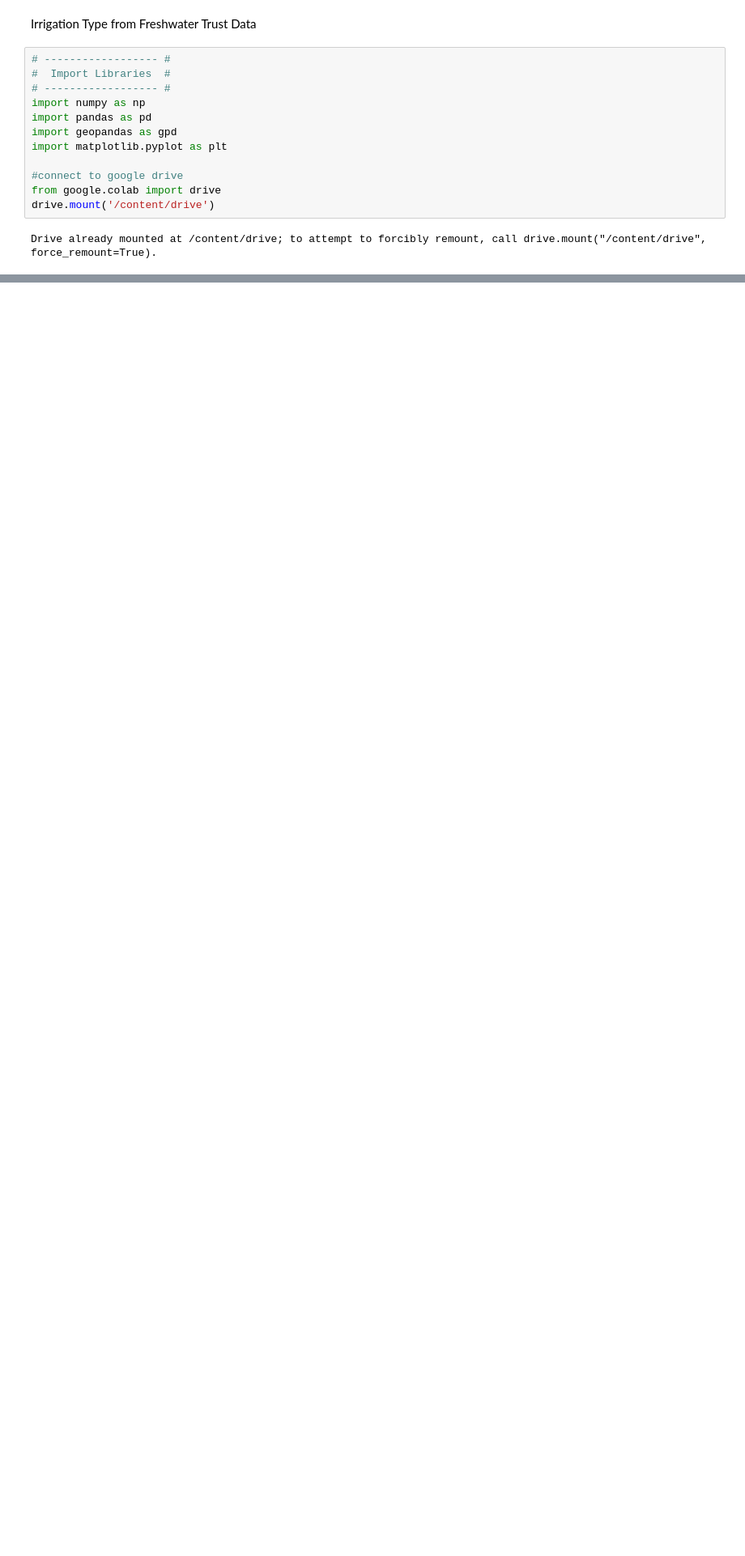
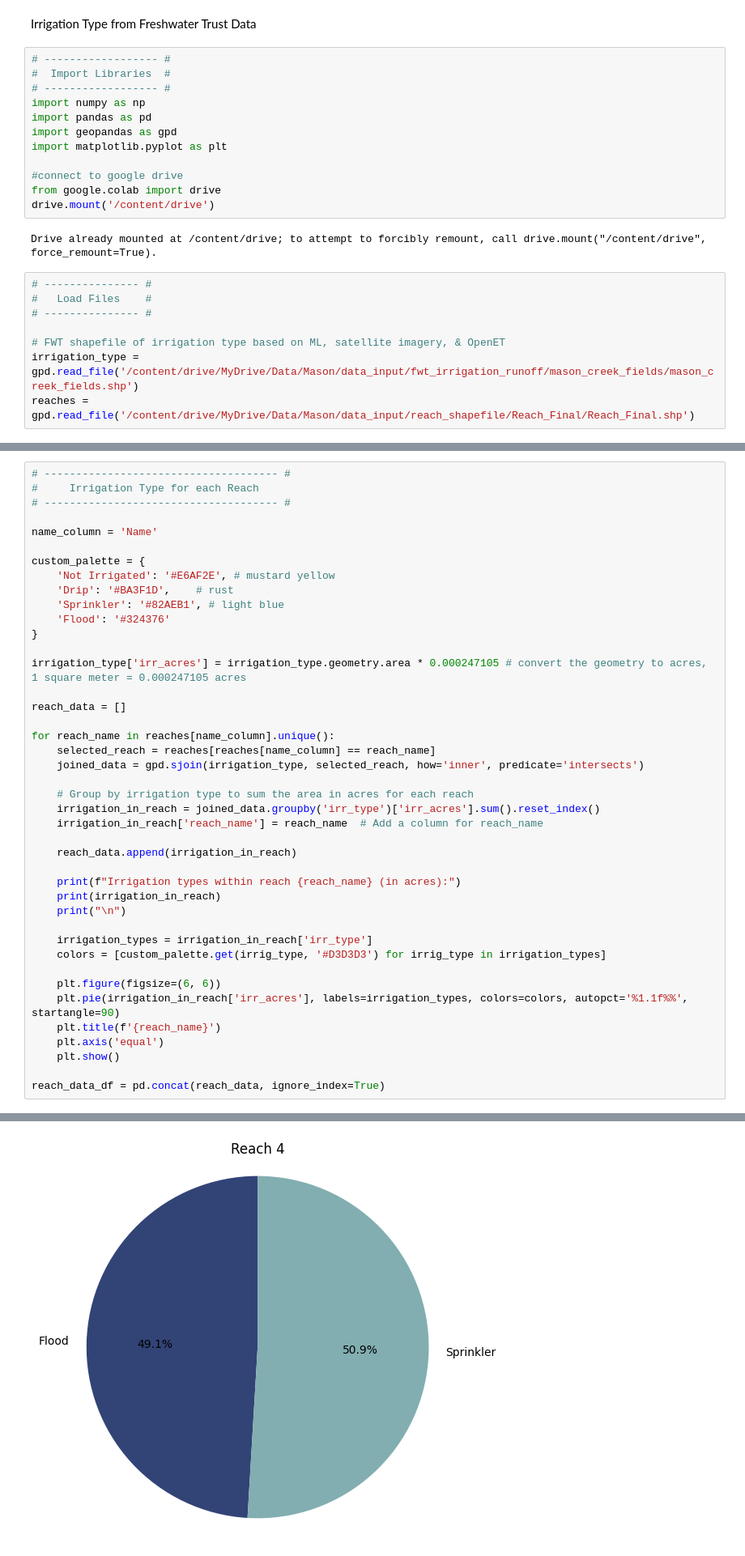
Before and after one commit to carlibeisel/mason_water_budget, a Jupyter notebook: irrigation_type_FWT.ipynb, the cells around one changed output, grey strips where cells are left out. Shown at 81% size. Saved outputs shown, nothing was run; the diff lists cells and outputs as text; blank space fills up the shorter version.

```diff
--- a/irrigation_type_FWT.ipynb
+++ b/irrigation_type_FWT.ipynb
@@ -16,3 +16,11 @@ from google.colab import drive
 drive.mount('/content/drive')
 # %% [output]
 Drive already mounted at /content/drive; to attempt to forcibly remount, call drive.mount("/content/drive", force_remount=True).
+# %%
+# --------------- #
+#   Load Files    #
+# --------------- #
+
+# FWT shapefile of irrigation type based on ML, satellite imagery, & OpenET
+irrigation_type = gpd.read_file('/content/drive/MyDrive/Data/Mason/data_input/fwt_irrigation_runoff/mason_creek_fields/mason_creek_fields.shp')
+reaches = gpd.read_file('/content/drive/MyDrive/Data/Mason/data_input/reach_shapefile/Reach_Final/Reach_Final.shp')
@@ -18,0 +61,43 @@ Drive already mounted at /content/drive; to attempt to forcibly remount, call dr
+# %%
+# ------------------------------------- #
+#     Irrigation Type for each Reach
+# ------------------------------------- #
+
+name_column = 'Name'
+
+custom_palette = {
+    'Not Irrigated': '#E6AF2E', # mustard yellow
+    'Drip': '#BA3F1D',    # rust
+    'Sprinkler': '#82AEB1', # light blue
+    'Flood': '#324376'
+}
+
+irrigation_type['irr_acres'] = irrigation_type.geometry.area * 0.000247105 # convert the geometry to acres, 1 square meter = 0.000247105 acres
+
+reach_data = []
+
+for reach_name in reaches[name_column].unique():
+    selected_reach = reaches[reaches[name_column] == reach_name]
+    joined_data = gpd.sjoin(irrigation_type, selected_reach, how='inner', predicate='intersects')
+
+    # Group by irrigation type to sum the area in acres for each reach
+    irrigation_in_reach = joined_data.groupby('irr_type')['irr_acres'].sum().reset_index()
+    irrigation_in_reach['reach_name'] = reach_name  # Add a column for reach_name
+
+    reach_data.append(irrigation_in_reach)
+
+    print(f"Irrigation types within reach {reach_name} (in acres):")
+    print(irrigation_in_reach)
+    print("\n")
+
+    irrigation_types = irrigation_in_reach['irr_type']
+    colors = [custom_palette.get(irrig_type, '#D3D3D3') for irrig_type in irrigation_types]
+
+    plt.figure(figsize=(6, 6))
+    plt.pie(irrigation_in_reach['irr_acres'], labels=irrigation_types, colors=colors, autopct='%1.1f%%', startangle=90)
+    plt.title(f'{reach_name}')
+    plt.axis('equal')
+    plt.show()
+
+reach_data_df = pd.concat(reach_data, ignore_index=True)
+# %% [output]
@@ -18,0 +109 @@ Drive already mounted at /content/drive; to attempt to forcibly remount, call dr
+[figure, added]
```
Also changed, not shown: parts of 14 cells of this notebook.
